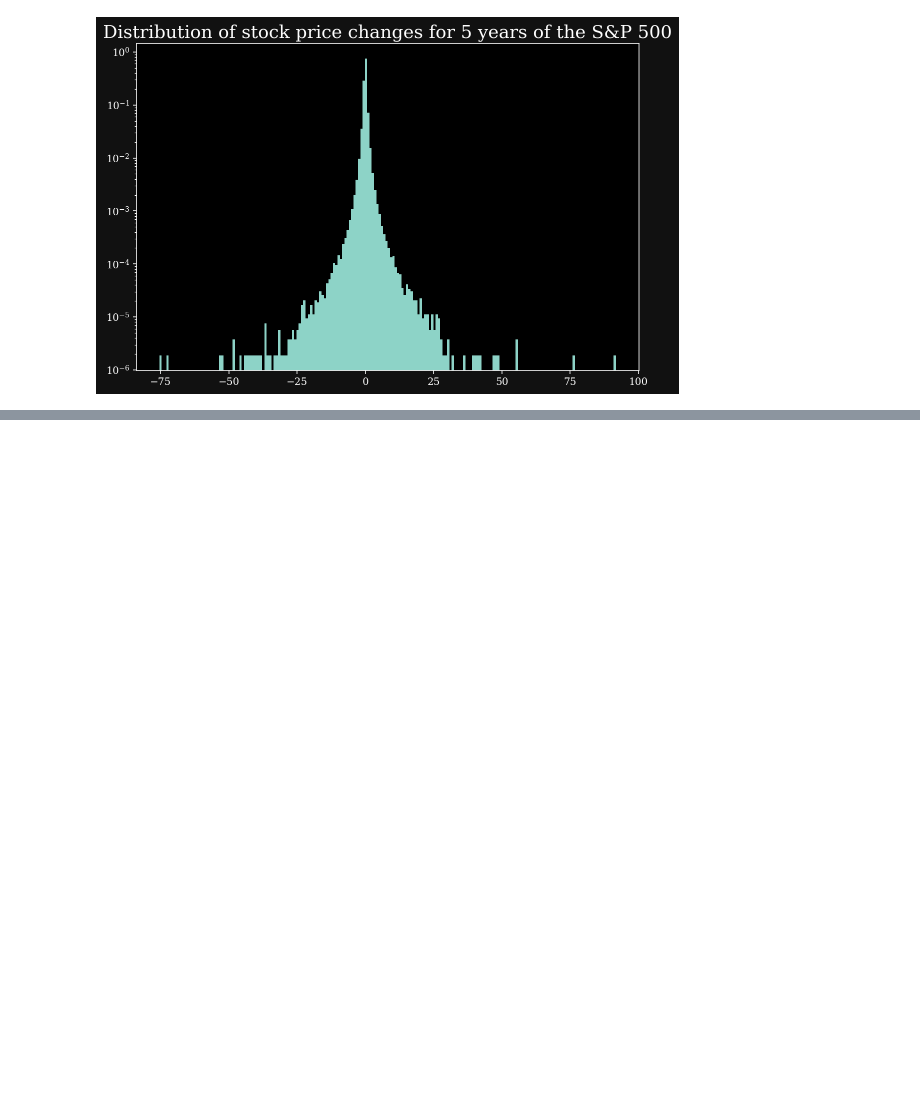
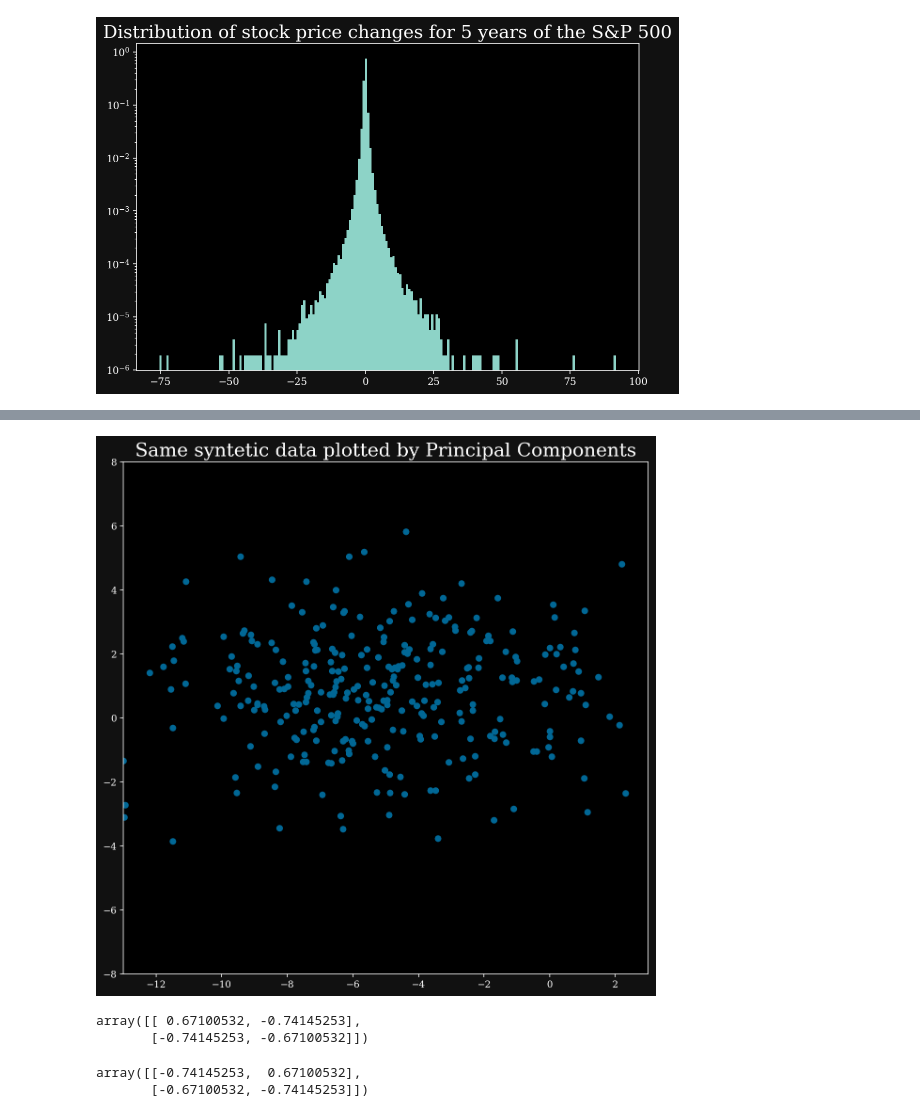
Before and after one commit to Hekstra-Lab/scientific-python-bootcamp, a Jupyter notebook: day3/stock_data_pca.ipynb, the cells around one changed output, grey strips where cells are left out. Drawn from its saved outputs; the diff is of its cells as text; code cells hidden in the pictures; blank space fills up the shorter version.

```diff
--- a/day3/stock_data_pca.ipynb
+++ b/day3/stock_data_pca.ipynb
@@ -110,0 +122,19 @@ fails
+# %%
+plt.figure(figsize=(10,10))
+plt.scatter(transformed[:,0], transformed[:,1],c='xkcd:peacock blue')
+plt.title("Same syntetic data plotted by Principal Components", fontsize=20)
+plt.ylim([-8,8])
+plt.xlim([-13,3])
+plt.show()
+# %% [output]
+[figure, added]
+# %%
+vecs
+# %% [output]
+array([[ 0.67100532, -0.74145253],
+       [-0.74145253, -0.67100532]])
+# %%
+vecs[:,::-1]
+# %% [output]
+array([[-0.74145253,  0.67100532],
+       [-0.67100532, -0.74145253]])
```
Also changed, not shown: parts of 11 cells of this notebook.
